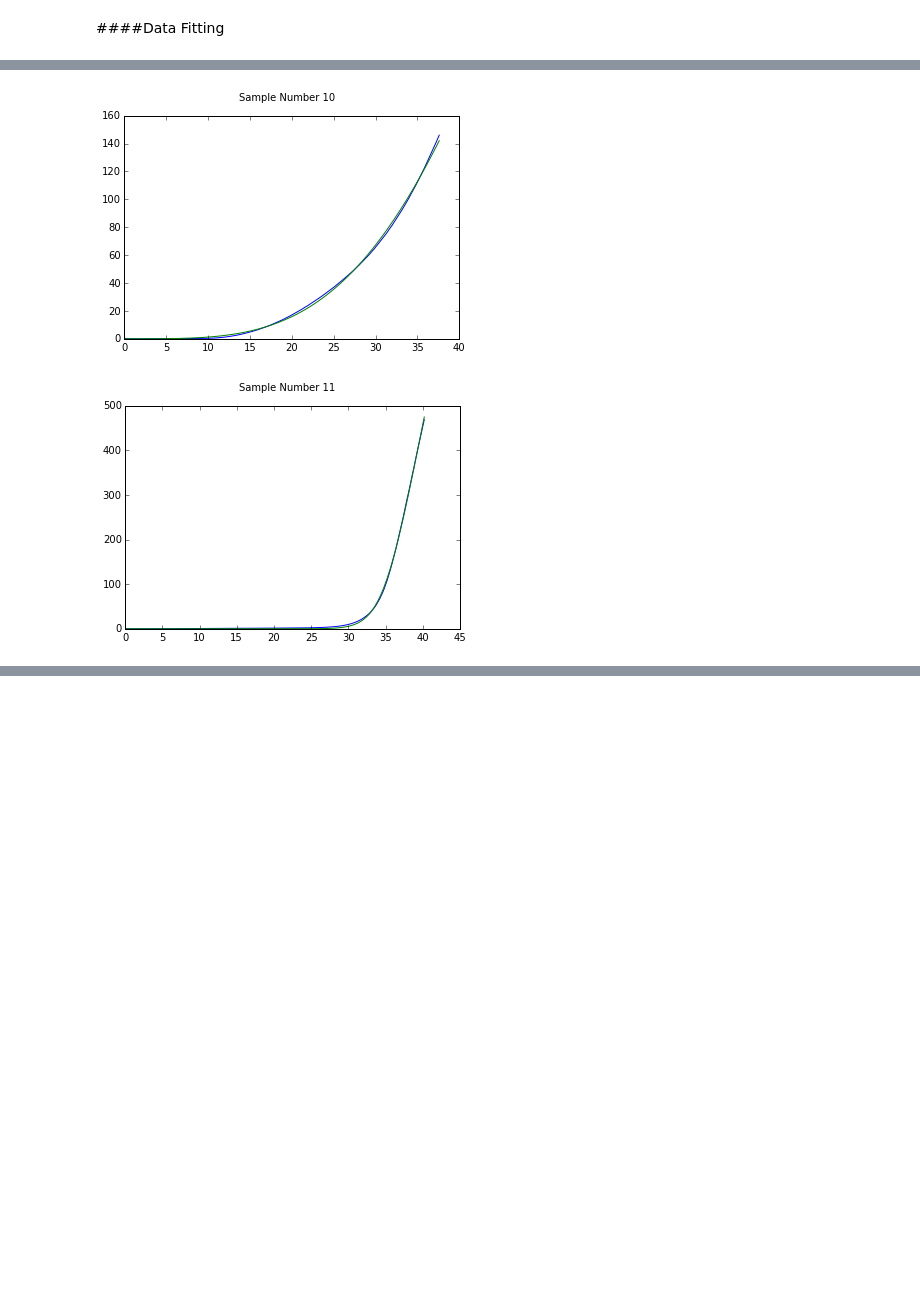
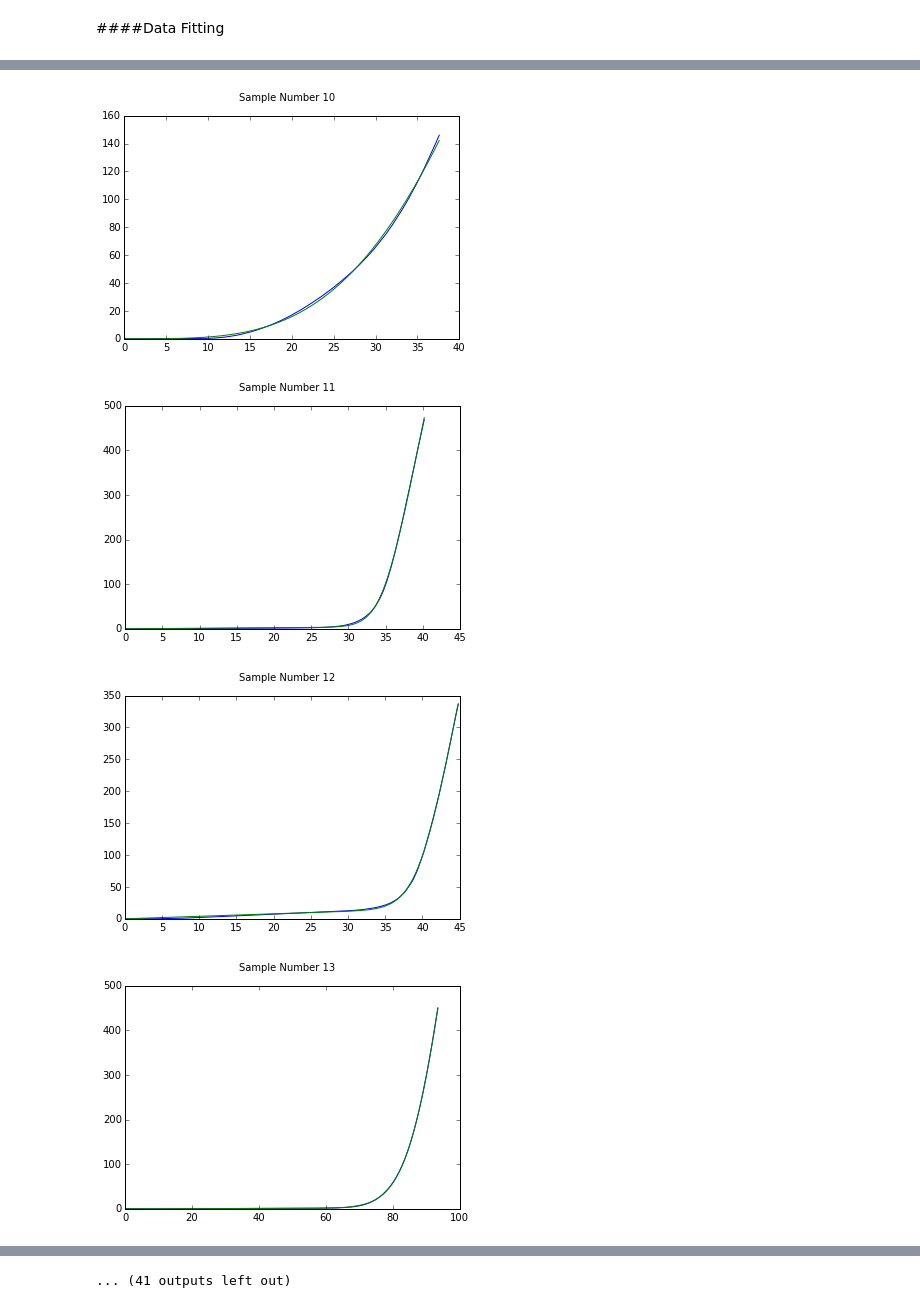
Before and after one commit to TimothyJohnLange/ThermomatAnalysis, a Jupyter notebook: ThermomatModelFitting.ipynb, the cells around one changed output, grey strips where cells are left out. Saved outputs shown, nothing was run; the diff lists cells and outputs as text; code cells hidden in the pictures; blank space fills up the shorter version.

```diff
--- a/ThermomatModelFitting.ipynb
+++ b/ThermomatModelFitting.ipynb
@@ -20,6 +20,7 @@ Files = alldatafiles()
 ####Data Fitting
 # %%
 t = tm()
+
 
 sample_number_all = []
 stability_time_all = []
@@ -27,10 +28,11 @@ stability_time_all = []
 int_abs_err_all = []
 ps_all = []
 
-cnt_all = []
+# cnt_all = []
 
-with PdfPages('Thermomat Fitting Graph.pdf') as pdf:
-    for j, f in enumerate(Files[:3]):
+with PdfPages('Thermomat Fitting Graph New Model 1.pdf') as pdf:
+    for j, f in enumerate(Files):
+        split_tm = tm ()
         time_data, conduct_data = DataFile(f).simple_data()
 
         # Parsing filename
@@ -50,18 +52,17 @@ with PdfPages('Thermomat Fitting Graph.pdf') as pdf:
 
         # Find max conductivity to set upper limit of initial beta value
         max_cond = max(conduct_data)
-        ini_val_up_lim = [200.0, 500.0, 3.0*max_cond]
+        ini_val_up_lim = [50.0, 500.0, 3.0*max_cond, 1.5]
 
         # Fit Data with multiple starts
-#         starts = 10
+        starts = 10
         smallest_err = 10000000.0
 
-#         for i in range(starts):
-        cnt = 0
-        cnt_2 = 0
-        int_abs_err = 1001
+        for i in range(starts):
+#         cnt = 0
+#         cnt_2 = 0
 
-        while cnt_2 < 5 and cnt < 50:
+#         while cnt_2 < 40 and cnt < 40:
             ini_val = rand_ini_val(ini_val_up_lim)
             p = parameters(ini_val, ini_val_up_lim)
             result = minimize(f2min, p, args=(time_data, conduct_data))
@@ -69,14 +70,15 @@ with PdfPages('Thermomat Fitting Graph.pdf') as pdf:
             err_list = f2min(p, time_data, conduct_data)
             abs_err_list = map(abs, err_list)
             int_abs_err = trapz(abs_err_list, x=time_data)
-            print 'Error = ', int_abs_err
+#             print 'Error = ', int_abs_err
 
-            if int_abs_err < 300:
-                cnt_2 += 1
+#             if int_abs_err < 450:
+#                 cnt_2 += 1
 
-            cnt += 1
-            print 'Count ', cnt
+#             cnt += 1
+#             print 'Count ', cnt
 #             print 'Count2 ', cnt_2
+#             print 'Start ', i + 1
 
             smallest_err = min([smallest_err, int_abs_err])
             if smallest_err == int_abs_err:
@@ -84,7 +86,7 @@ with PdfPages('Thermomat Fitting Graph.pdf') as pdf:
 
         int_abs_err_all.append(smallest_err)#smallest_err)
         ps_all.append(best_p)
-        cnt_all.append(cnt)
+#         cnt_all.append(cnt)
 
         # Plot fitted model and raw data
         fig = figure()
@@ -94,9 +96,10 @@ with PdfPages('Thermomat Fitting Graph.pdf') as pdf:
 
         pdf.savefig(fig)
 
-        print 'Completed Fit', (j + 1)
-        print 'Sample Number ', sample_number
-        print '________________________'
+        split_tm = tm() - split_tm
+        print 'Completed Fit', (j + 1), 'in', round(split_tm, 2), '(s)'
+#         print 'Sample Number ', sample_number
+#         print '________________________'
 
 req_time = tm() - t
 print '******************'
@@ -122,3 +125,5 @@ Time required (min) = 0.03
 [figure]
 [figure]
 [figure]
+[figure, added]
+[figure, added]
@@ -125,3 +136,4 @@ Time required (min) = 0.03
+... (41 outputs left out)
 # %%
 hist(int_abs_err_all, bins=20)
 # %% [output]
```
Also changed, not shown: parts of 6 cells of this notebook, 1 other file.
